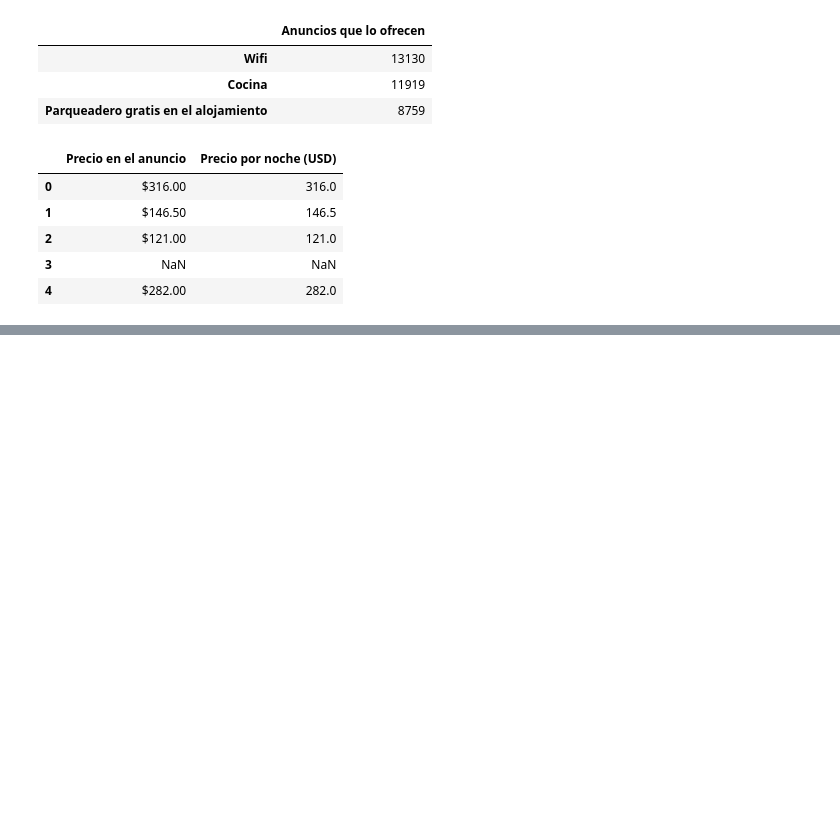
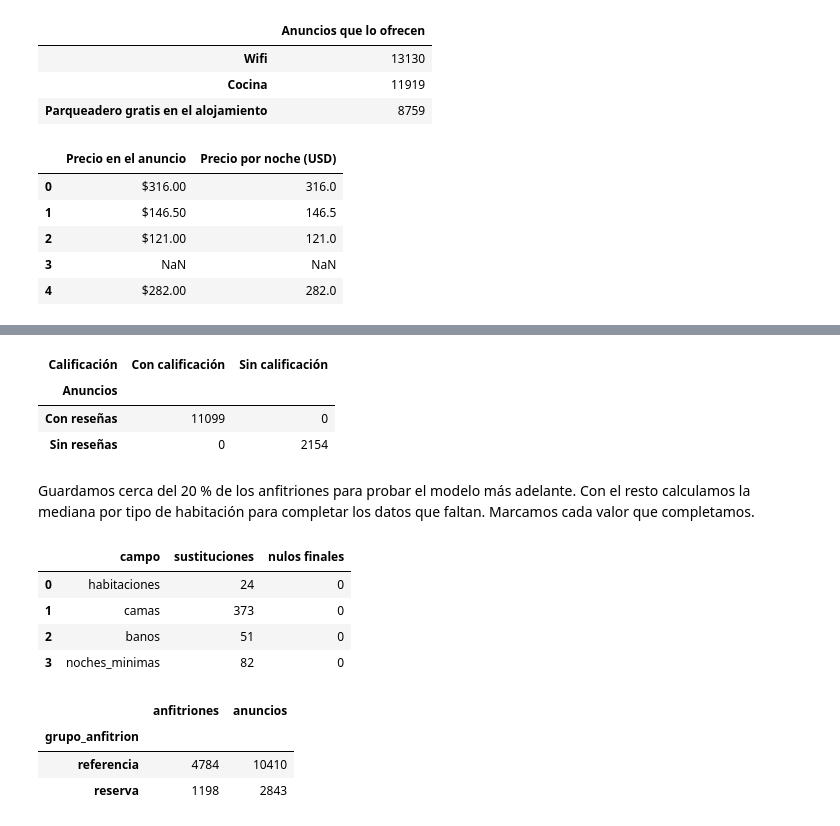
Before and after one commit to Morix9087/Proyecto-2, a Jupyter notebook: Ingenieria de Datos/Analisis exploratorio de datos iniciales.ipynb, the cells around one changed output, grey strips where cells are left out. Cells and saved outputs as stored; diff of their text form; code cells hidden in the pictures; blank space fills up the shorter version.

Commit message:
Fechas y datos faltantes

```diff
--- a/Ingenieria de Datos/Analisis exploratorio de datos iniciales.ipynb
+++ b/Ingenieria de Datos/Analisis exploratorio de datos iniciales.ipynb
@@ -222,0 +227,76 @@ if revisar.any():
+# %%
+corte = pd.to_datetime(d["last_scraped"], format="%Y-%m-%d", errors="raise")
+ultima_resena = pd.to_datetime(d["last_review"], format="%Y-%m-%d", errors="raise")
+dias = (corte - ultima_resena).dt.days
+if corte.isna().any() or dias.dropna().lt(0).any():
+    raise ValueError("Hay una fecha de corte ausente o una reseña posterior al corte.")
+base["fecha_corte"] = corte.dt.strftime("%Y-%m-%d")
+base["tiene_resena_fechada"] = dias.notna().astype("int8")
+base["dias_desde_resena"] = dias.fillna(0).astype(int)
+
+calificacion = pd.to_numeric(d["review_scores_rating"], errors="raise")
+if not calificacion.dropna().between(1, 5).all():
+    raise ValueError("Revisar calificaciones fuera de la escala de 1 a 5.")
+base["tiene_calificacion"] = calificacion.notna().astype("int8")
+base["calificacion"] = calificacion.fillna(0)
+resenas = d["number_of_reviews"].gt(0).map({True: "Con reseñas", False: "Sin reseñas"})
+puntajes = calificacion.notna().map({True: "Con calificación", False: "Sin calificación"})
+display(pd.crosstab(resenas, puntajes, rownames=["Anuncios"], colnames=["Calificación"]))
+# %% [output]
+| Calificación | Con calificación | Sin calificación |
+| Anuncios |  |  |
+| Con reseñas | 11099 | 0 |
+| Sin reseñas | 0 | 2154 |
+# %% [markdown]
+Guardamos cerca del 20 % de los anfitriones para probar el modelo más adelante. Con el resto calculamos la mediana por tipo de habitación para completar los datos que faltan. Marcamos cada valor que completamos.
+# %%
+def es_anfitrion_referencia(host_id):
+    codigo = hashlib.sha256(host_id.encode("utf-8")).hexdigest()
+    return int(codigo[:8], 16) % 5 != 0
+
+referencia = base["host_id"].map(es_anfitrion_referencia)
+base["grupo_anfitrion"] = np.where(referencia, "referencia", "reserva")
+
+directas = {"latitude": "latitud", "longitude": "longitud", "accommodates": "capacidad",
+            "availability_365": "dias_disponibles_365", "number_of_reviews": "n_resenas"}
+for fuente, destino in directas.items():
+    base[destino] = pd.to_numeric(d[fuente], errors="raise")
+
+limites = {"latitud": (-90, 90), "longitud": (-180, 180), "capacidad": (1, np.inf),
+           "dias_disponibles_365": (0, 365), "n_resenas": (0, np.inf)}
+for col, (minimo, maximo) in limites.items():
+    if not base[col].between(minimo, maximo).all():
+        raise ValueError(f"Revisar rango o faltantes en {col}.")
+
+for fuente, destino in {"bedrooms": "habitaciones", "beds": "camas",
+                        "minimum_nights": "noches_minimas"}.items():
+    base[destino] = pd.to_numeric(d[fuente], errors="coerce")
+
+imputables = ["habitaciones", "camas", "banos", "noches_minimas"]
+balance_nulos = []
+for col in imputables:
+    minimo = 1 if col == "noches_minimas" else 0
+    x = base[col].where(base[col].ge(minimo))
+    falta = x.isna()
+    # Elegimos un valor que ya aparece en los datos.
+    por_tipo = x[referencia].groupby(base.loc[referencia, "tipo_habitacion"]).quantile(.5, interpolation="nearest")
+    global_ref = x[referencia].quantile(.5, interpolation="nearest")
+    relleno = base["tipo_habitacion"].map(por_tipo).fillna(global_ref)
+    base[col + "_imputado"] = falta.astype("int8")
+    base[col] = x.fillna(relleno)
+    if col != "banos":
+        base[col] = base[col].astype(int)
+    balance_nulos.append([col, int(falta.sum()), int(base[col].isna().sum())])
+
+display(pd.DataFrame(balance_nulos, columns=["campo", "sustituciones", "nulos finales"]))
+display(base.groupby("grupo_anfitrion").agg(anfitriones=("host_id", "nunique"), anuncios=("id", "size")))
+# %% [output]
+|  | campo | sustituciones | nulos finales |
+| 0 | habitaciones | 24 | 0 |
+| 1 | camas | 373 | 0 |
+| 2 | banos | 51 | 0 |
+| 3 | noches_minimas | 82 | 0 |
+|  | anfitriones | anuncios |
+| grupo_anfitrion |  |  |
+| referencia | 4784 | 10410 |
+| reserva | 1198 | 2843 |
```
Also changed, not shown: parts of 1 cell of this notebook.
